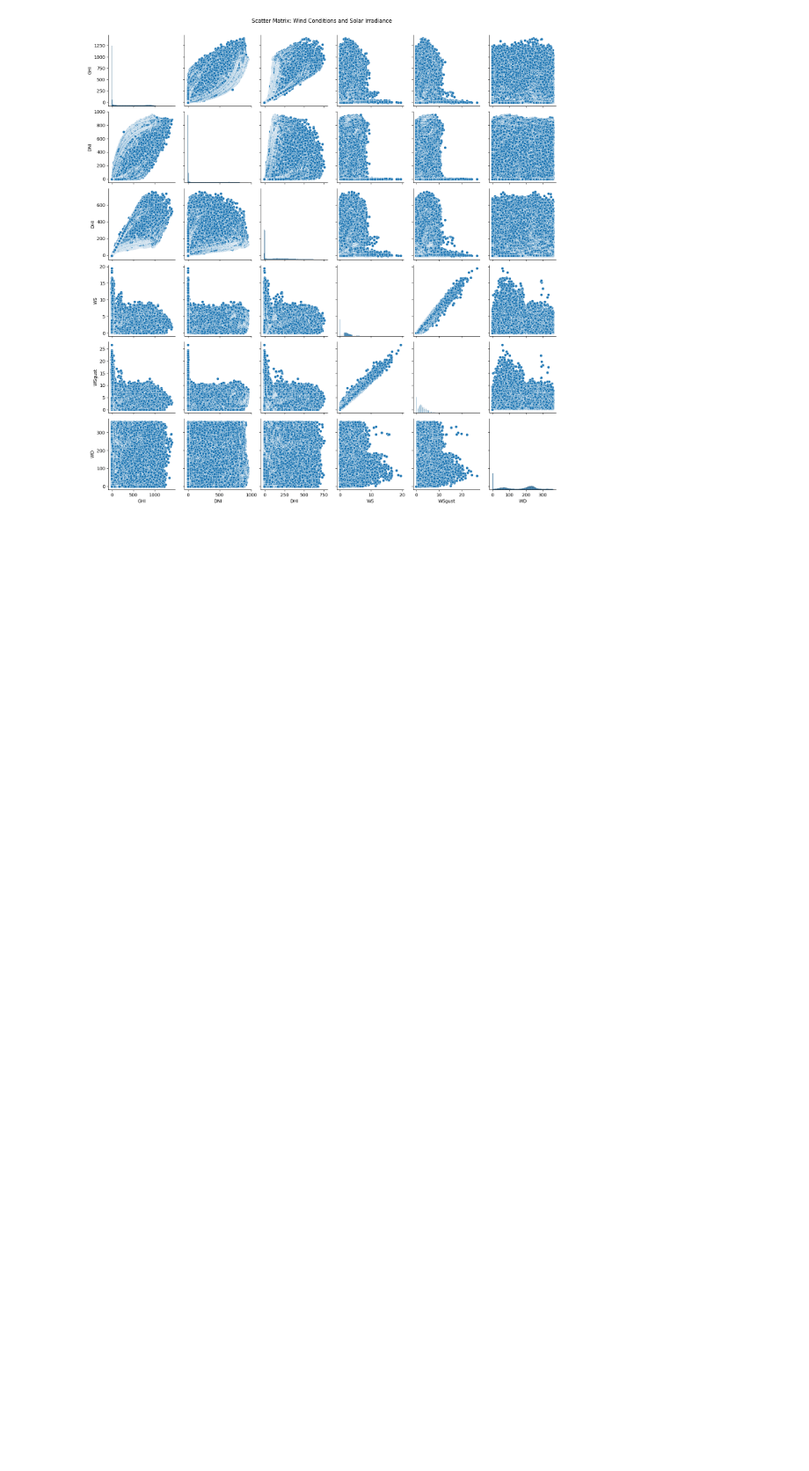
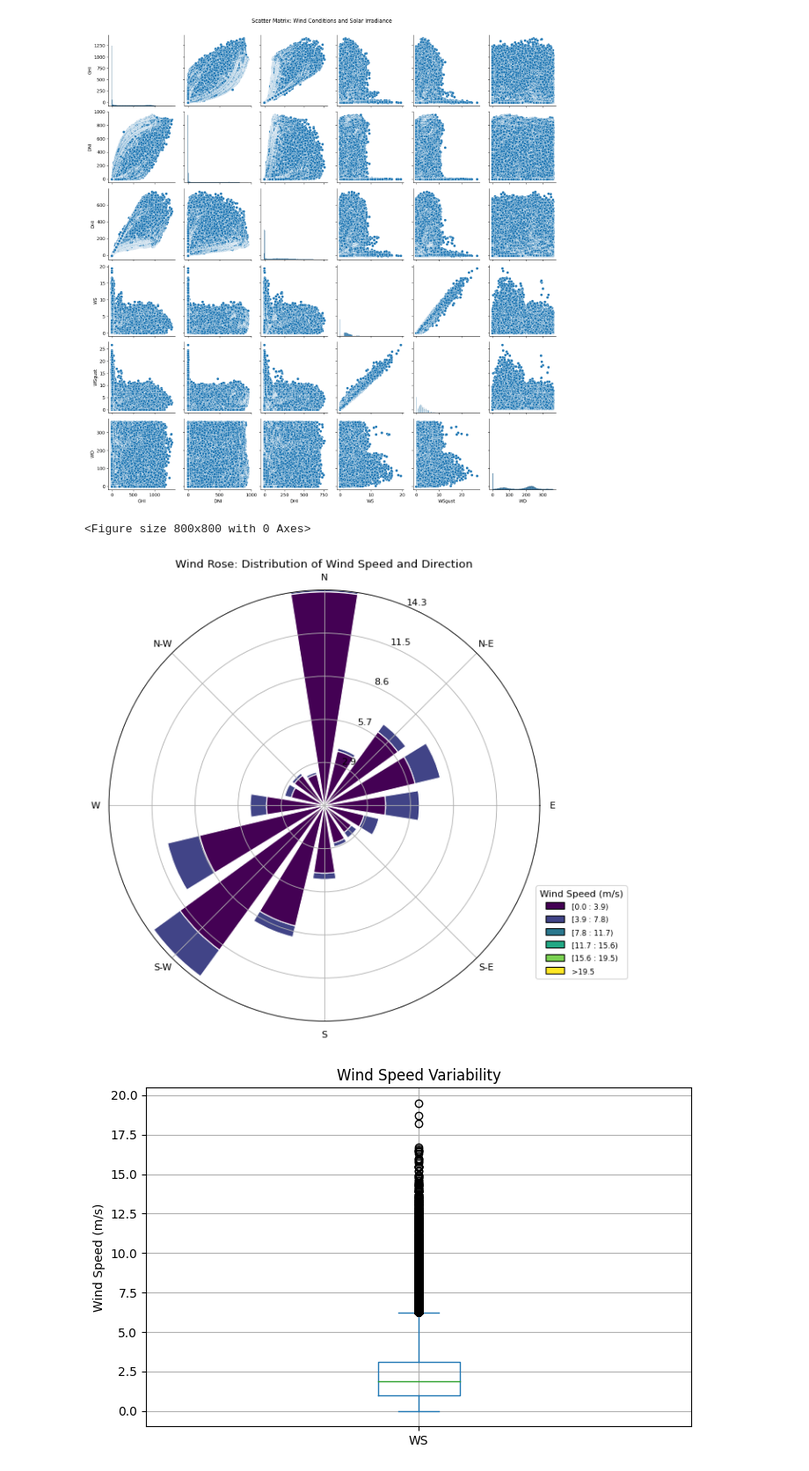
Before and after one commit to amare1990/solar-data-eda, a Jupyter notebook: notebooks/exploratory_analysis.ipynb, the cells around one changed output. Shown at 88% size. Cells and saved outputs as stored; diff of their text form; code cells hidden in the pictures; blank space fills up the shorter version.

```diff
--- a/notebooks/exploratory_analysis.ipynb
+++ b/notebooks/exploratory_analysis.ipynb
@@ -120,3 +120,16 @@ WD      1.000000
 [figure]
 [figure]
 [figure]
+# %%
+from eda import wind_analysis
+
+# Example: Use the method with the Benin dataset
+output_dir = 'plots'  # Directory to save plots
+os.makedirs(output_dir, exist_ok=True)
+
+# Perform wind analysis
+wind_analysis(benin_df, output_dir=output_dir)
+# %% [output]
+<Figure size 800x800 with 0 Axes>
+[figure, added]
+[figure, added]
```
Also changed, not shown: parts of 1 cell of this notebook, 3 other files.
